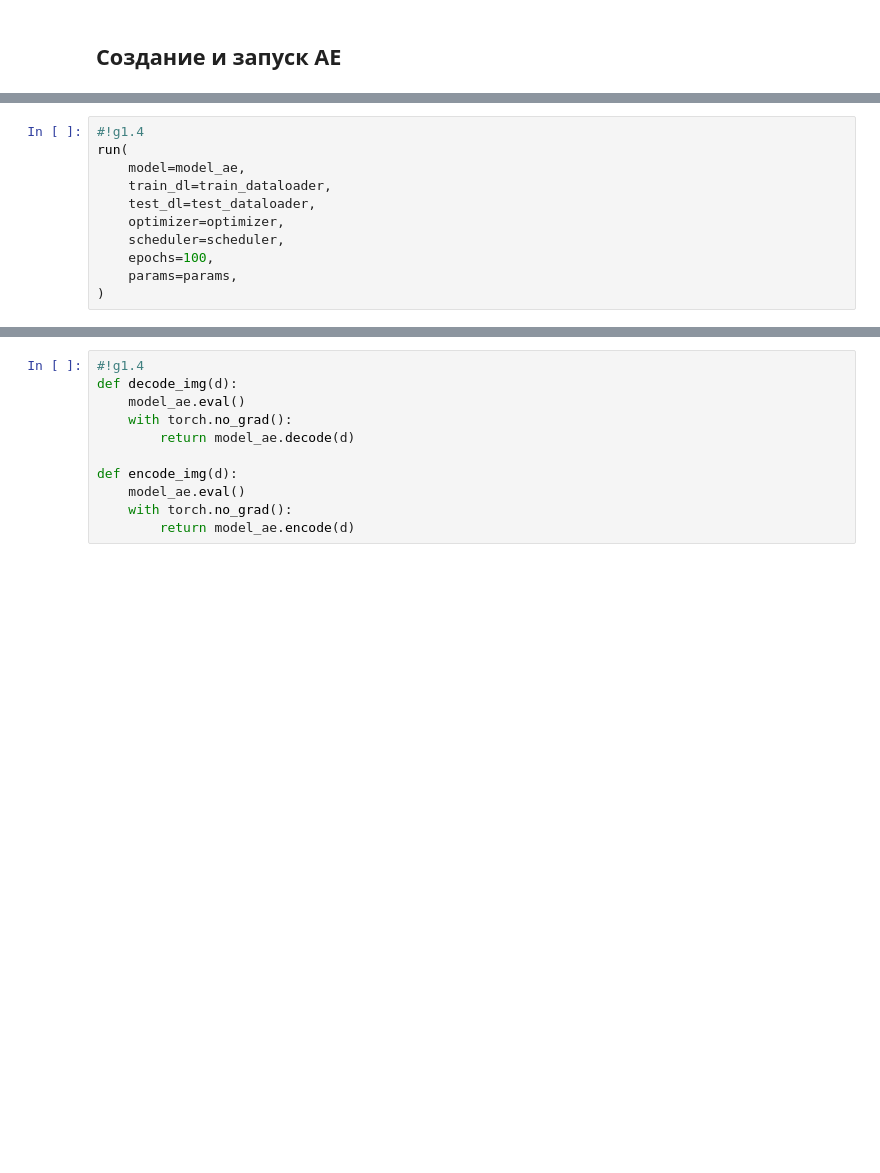
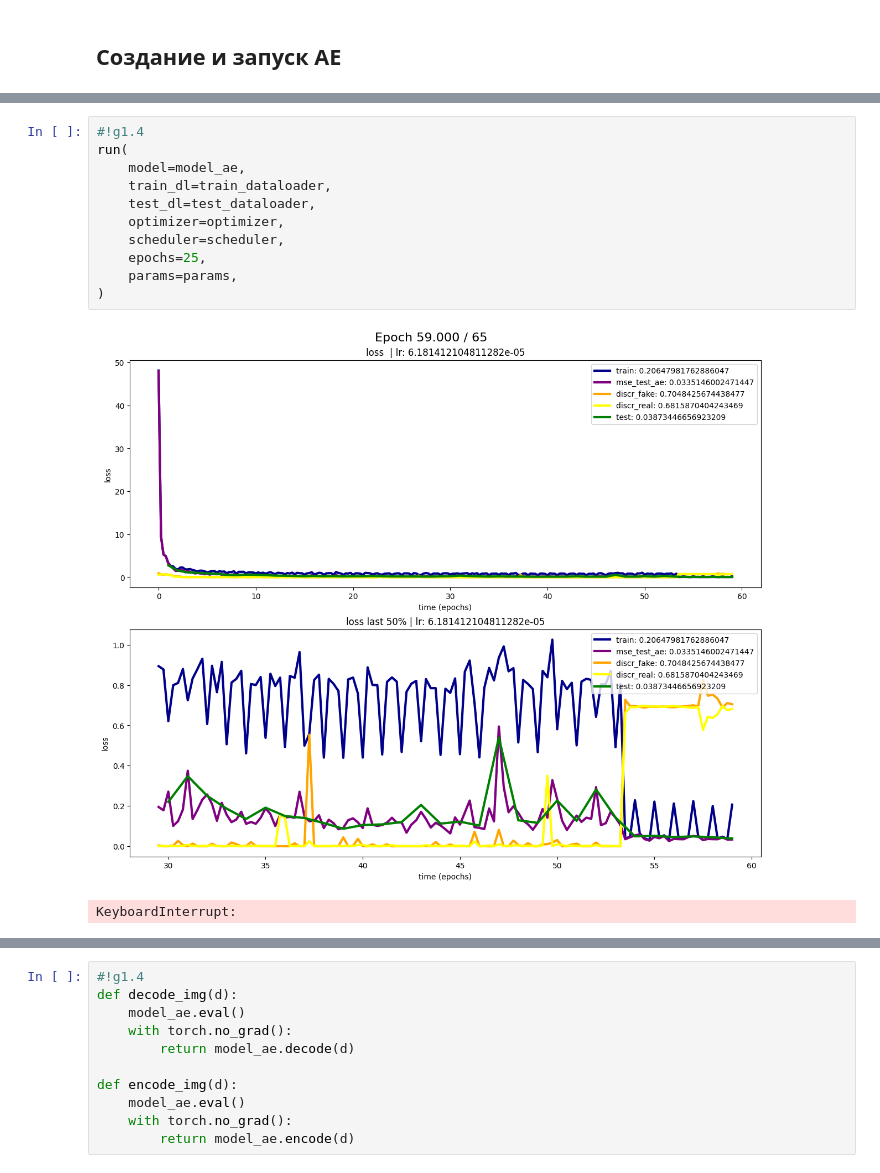
Before and after one commit to flydzen/diploma, a Jupyter notebook: diffuse_cond.ipynb, the cells around one changed output, grey strips where cells are left out. Saved outputs shown, nothing was run; the diff lists cells and outputs as text; blank space fills up the shorter version.

```diff
--- a/diffuse_cond.ipynb
+++ b/diffuse_cond.ipynb
@@ -471,11 +539,14 @@ AE(
 # %%
 #!g1.4
 run(
     model=model_ae,
     train_dl=train_dataloader,
     test_dl=test_dataloader,
     optimizer=optimizer,
     scheduler=scheduler,
-    epochs=100,
+    epochs=25,
     params=params,
 )
+# %% [output]
+[figure, added]
+KeyboardInterrupt:
```
Also changed, not shown: parts of 18 cells of this notebook.
